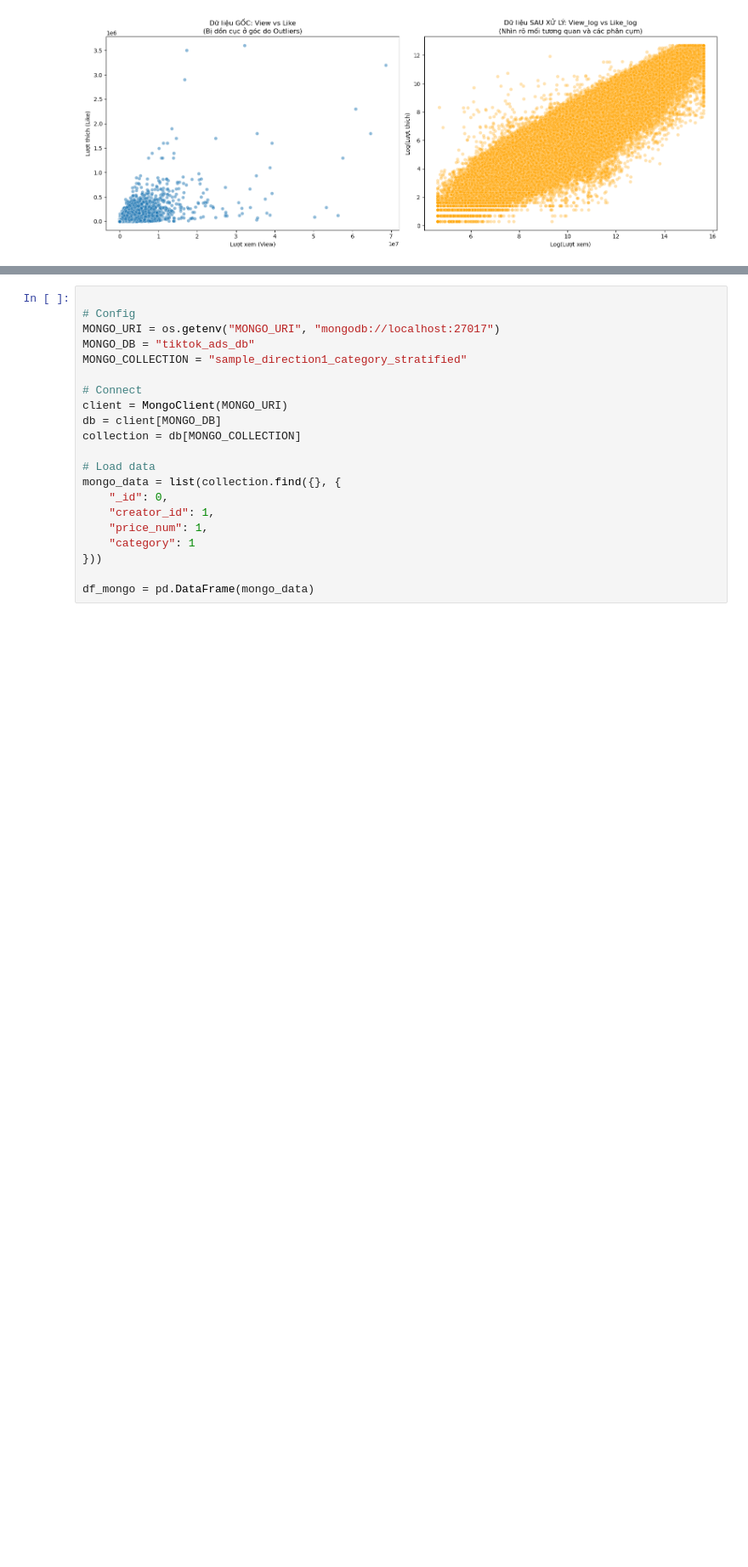
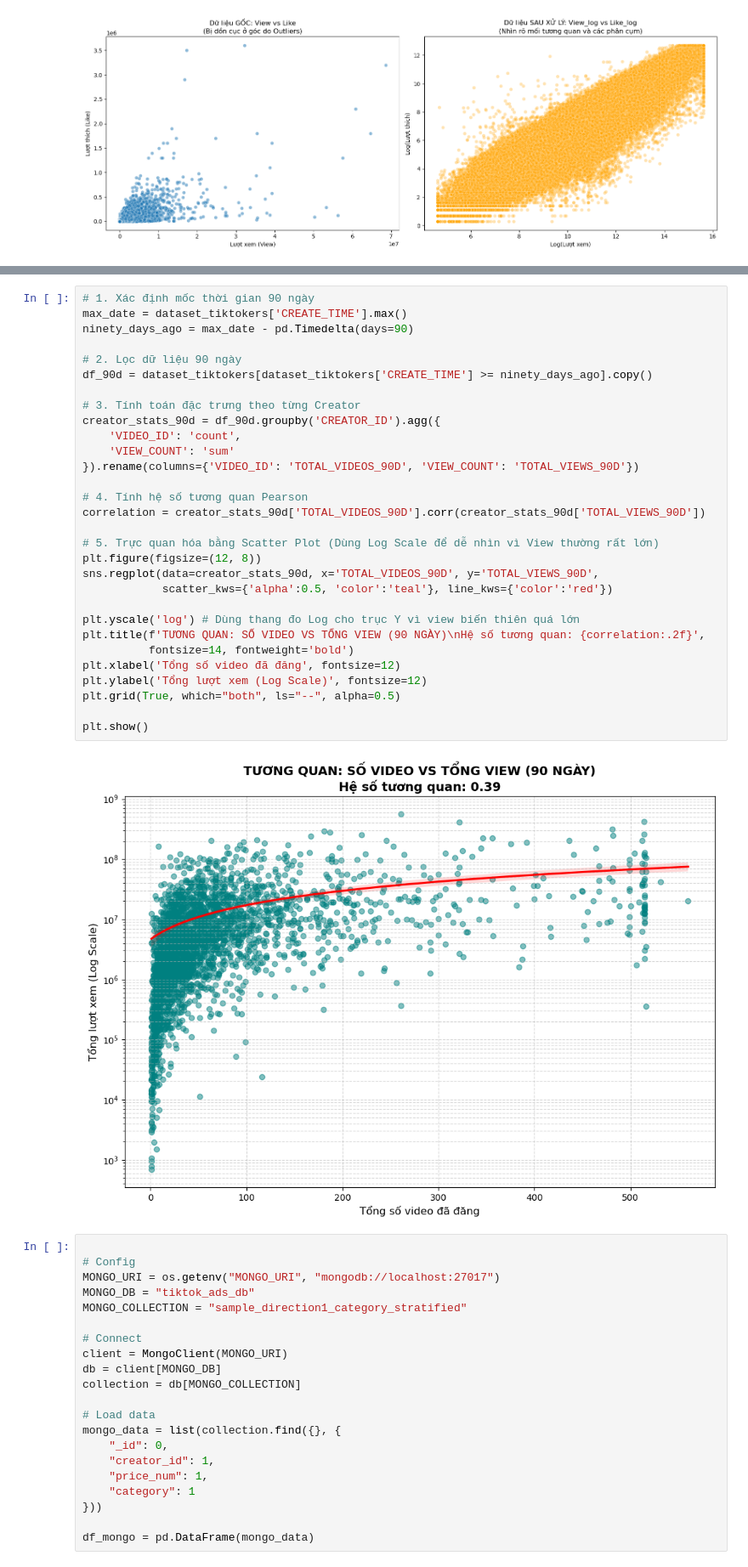
Before and after one commit to lamphat344961-alt/TIKTOK_crawl_V2, a Jupyter notebook: processing_data/meger_EDA.ipynb, the cells around one changed output, grey strips where cells are left out. Shown at 85% size. Drawn from its saved outputs; the diff is of its cells as text; blank space fills up the shorter version.

```diff
--- a/processing_data/meger_EDA.ipynb
+++ b/processing_data/meger_EDA.ipynb
@@ -365,3 +482,35 @@ plt.show()
+# %%
+# 1. Xác định mốc thời gian 90 ngày
+max_date = dataset_tiktokers['CREATE_TIME'].max()
+ninety_days_ago = max_date - pd.Timedelta(days=90)
+
+# 2. Lọc dữ liệu 90 ngày
+df_90d = dataset_tiktokers[dataset_tiktokers['CREATE_TIME'] >= ninety_days_ago].copy()
+
+# 3. Tính toán đặc trưng theo từng Creator
+creator_stats_90d = df_90d.groupby('CREATOR_ID').agg({
+    'VIDEO_ID': 'count',
+    'VIEW_COUNT': 'sum'
+}).rename(columns={'VIDEO_ID': 'TOTAL_VIDEOS_90D', 'VIEW_COUNT': 'TOTAL_VIEWS_90D'})
+
+# 4. Tính hệ số tương quan Pearson
+correlation = creator_stats_90d['TOTAL_VIDEOS_90D'].corr(creator_stats_90d['TOTAL_VIEWS_90D'])
+
+# 5. Trực quan hóa bằng Scatter Plot (Dùng Log Scale để dễ nhìn vì View thường rất lớn)
+plt.figure(figsize=(12, 8))
+sns.regplot(data=creator_stats_90d, x='TOTAL_VIDEOS_90D', y='TOTAL_VIEWS_90D',
+            scatter_kws={'alpha':0.5, 'color':'teal'}, line_kws={'color':'red'})
+
+plt.yscale('log') # Dùng thang đo Log cho trục Y vì view biến thiên quá lớn
+plt.title(f'TƯƠNG QUAN: SỐ VIDEO VS TỔNG VIEW (90 NGÀY)\nHệ số tương quan: {correlation:.2f}',
+          fontsize=14, fontweight='bold')
+plt.xlabel('Tổng số video đã đăng', fontsize=12)
+plt.ylabel('Tổng lượt xem (Log Scale)', fontsize=12)
+plt.grid(True, which="both", ls="--", alpha=0.5)
+
+plt.show()
+# %% [output]
+[figure, added]
 # %%
 
 # Config
```
Also changed, not shown: parts of 9 cells of this notebook.
